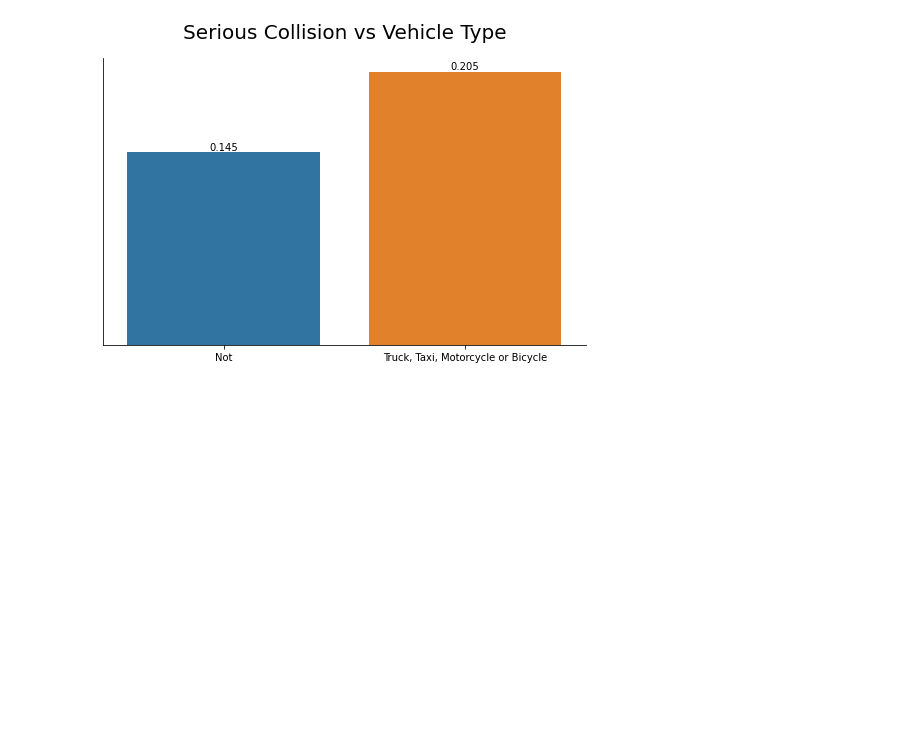
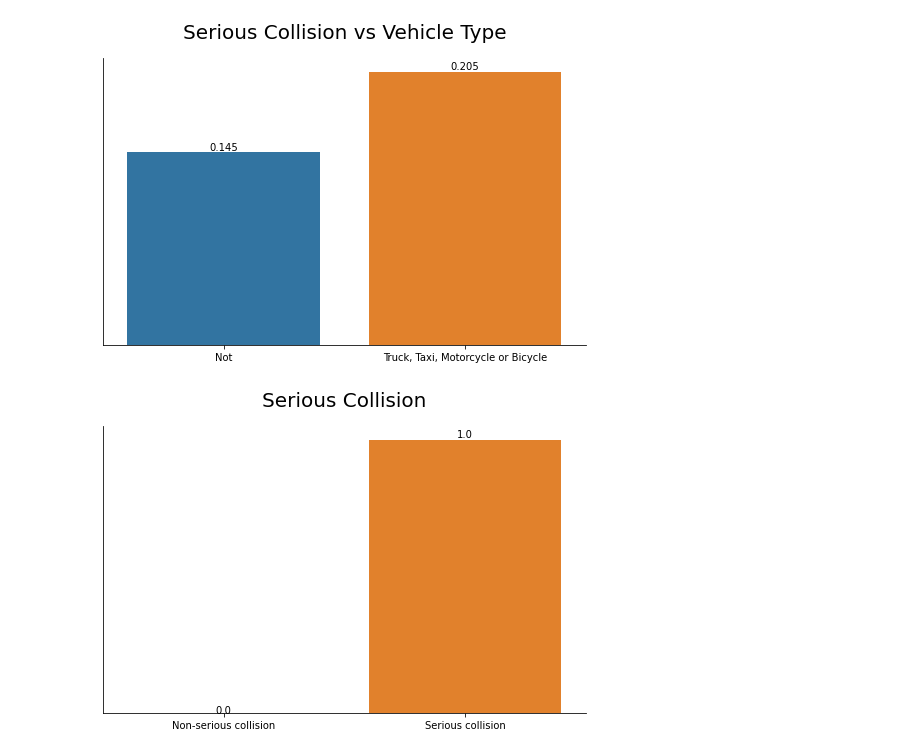
Before and after one commit to amanlai/nyc-collision, a Jupyter notebook: code/3-plots.ipynb, the cells around one changed output. Saved outputs shown, nothing was run; the diff lists cells and outputs as text; code cells hidden in the pictures; blank space fills up the shorter version.

```diff
--- a/code/3-plots.ipynb
+++ b/code/3-plots.ipynb
@@ -39,3 +39,8 @@ eda_barplots(df, 'Serious Collision vs Vehicle Type', 'TRUCK_TAXI_BIKE', 'CASUAL
           size=(7,5), to_filename='eda_vehicle', xticklabels=['Not', 'Truck, Taxi, Motorcycle or Bicycle'])
 # %% [output]
 [figure]
+# %%
+eda_barplots(df, 'Serious Collision', 'CASUALTY', 'CASUALTY',
+          size=(7,5), to_filename='eda_casualty', xticklabels=['Non-serious collision', 'Serious collision'])
+# %% [output]
+[figure, added]
```
Also changed, not shown: parts of 1 cell of this notebook, 7 other files.
